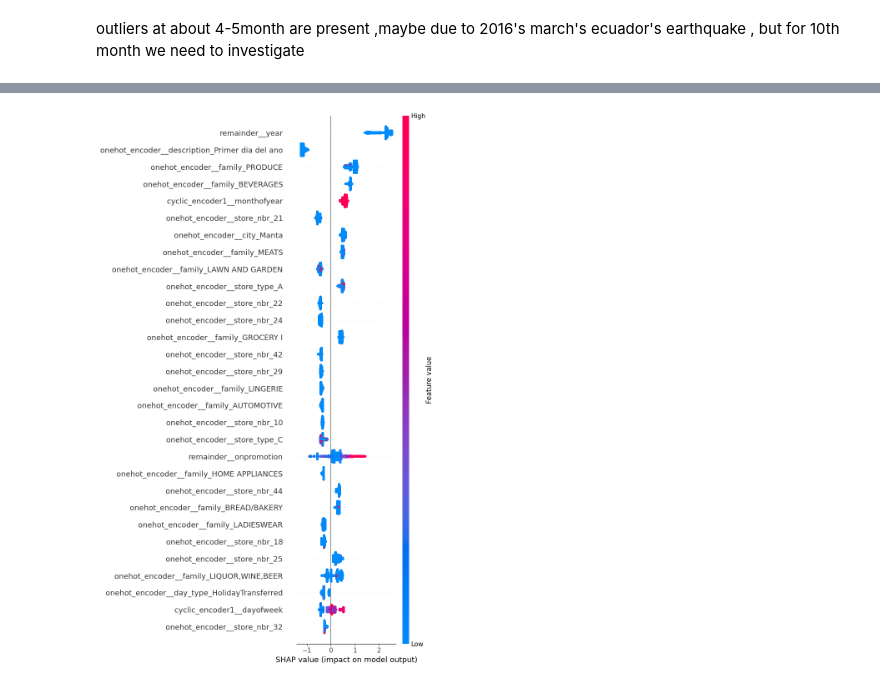
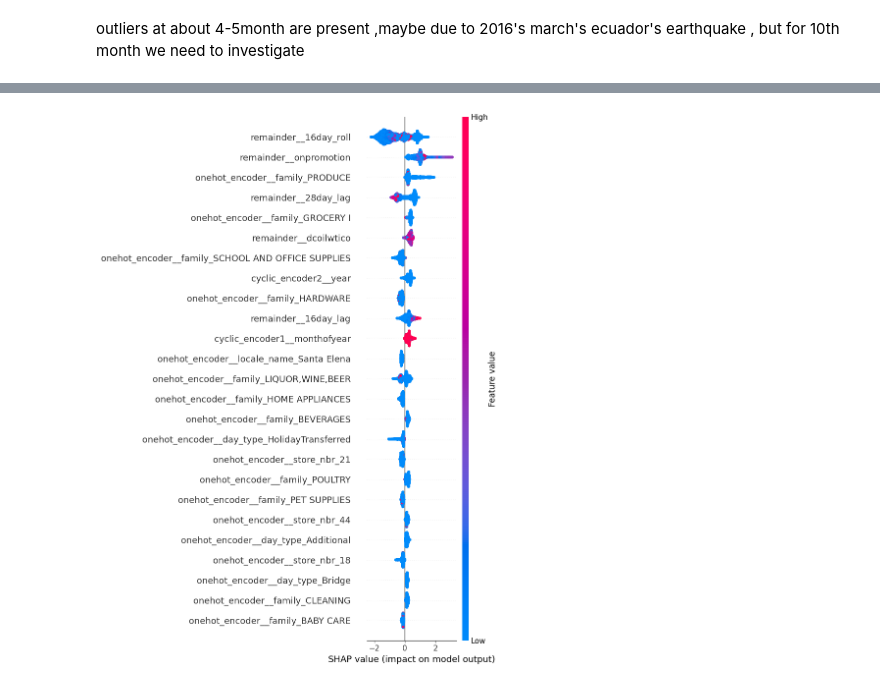
Before and after one commit to Umeshuchai/Stores_Sales-Times_Series_Forecasting, a Jupyter notebook: training_and_testing/Sales_Prediction.ipynb, the cells around one changed output, grey strips where cells are left out. Drawn from its saved outputs; the diff is of its cells as text; code cells hidden in the pictures.

```diff
--- a/training_and_testing/Sales_Prediction.ipynb
+++ b/training_and_testing/Sales_Prediction.ipynb
@@ -500,5 +531,0 @@ x_test['earthquake_aftermath']=False
-# %%
-x_train.drop(columns=['date'],inplace=True)
-x_test.drop(columns=['date'],inplace=True)
-normal_time_series_features=['monthofyear','dayofweek']
-cat_features=['store_nbr','family','city','state','cluster','store_type','day_type','locale','locale_name','description']
@@ -505,3 +603,18 @@ cat_features=['store_nbr','family','city','state','cluster','store_type','day_ty
+# %%
+#now this seems to be more right
+idx=2445984
+rows_per_date=1782
+y_train.loc[idx]=8957.636
+
+y_train_log=np.log1p(y_train)
+x_train.loc[idx+16*rows_per_date,'16day_lag']=8957.636
+x_train.loc[idx+28*rows_per_date,'28day_lag']=8957.636
+
+for i in range(16, 32):
+    x_train.loc[ idx+ i*rows_per_date, '16day_roll'] = y_train.loc[idx +(i-31)*rows_per_date : idx+(i-16)*rows_per_date:rows_per_date].mean()
+# %%
+x_train.drop(columns=['date','description'],inplace=True)
+x_test.drop(columns=['date','description'],inplace=True)
 # %%
 from sklearn.preprocessing import OneHotEncoder
 from sklearn.base import BaseEstimator,TransformerMixin
@@ -607,12 +725,13 @@ likely to have overfitting prblem
 # %%
+from xgboost import XGBRegressor
 final_model=XGBRegressor(random_state=42,objective='reg:squarederror',tree_method='hist',verbosity=0,device='cuda',
- max_depth=7,
- learning_rate=0.0512637,
- n_estimators= 1000,
- subsample=0.614775,
- min_child_weight=5,
- reg_lambda=1,
- gamma=6)
+ max_depth=9,
+ learning_rate=0.09520661148160972,
+ n_estimators=643,
+ subsample=0.5658482414834256,
+ min_child_weight=17,
+ reg_lambda=9,
+ gamma=0)
 final_model.fit(x_train_processed,y_train_log)
 # %% [output]
 XGBRegressor(base_score=None, booster=None, callbacks=None,
@@ -647,7 +812,6 @@ x_test_for_shap=pd.DataFrame(x_test_dense,columns=encoded_features)
 shap_values=explainer(x_test_for_shap)
 # %%
 del x_train_processed,x_test_processed
-
-shap.summary_plot(shap_values,x_test_for_shap,max_display=30)
+shap.summary_plot(shap_values,x_test_for_shap,max_display=25)
 # %% [output]
-[figure, old version]
+[figure, new version]
```
Also changed, not shown: parts of 32 cells of this notebook.
